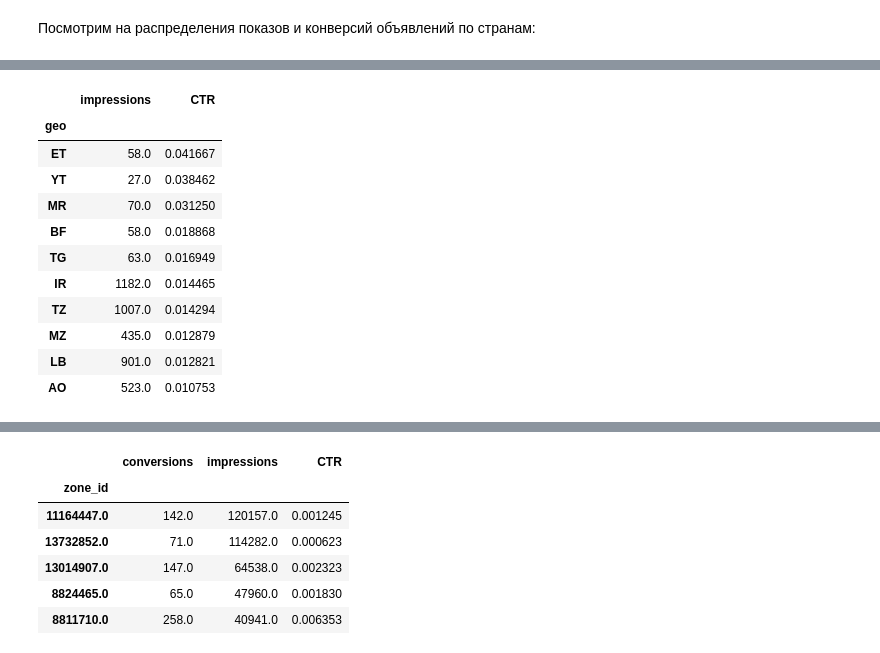
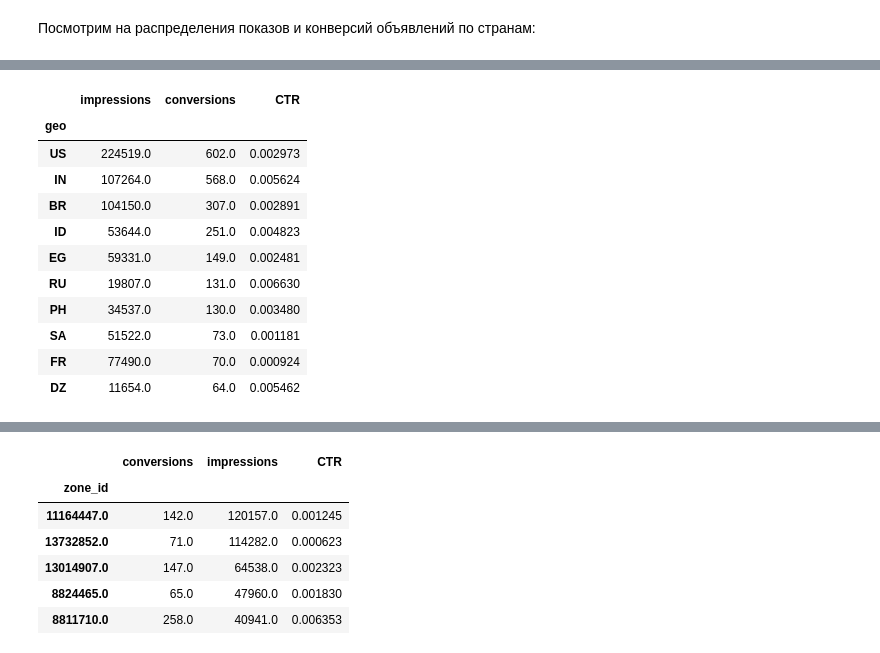
Before and after one commit to dmitrydonchenko/ctr_pred, a Jupyter notebook: estimate_feature_importances.ipynb, the cells around one changed output, grey strips where cells are left out. Cells and saved outputs as stored; diff of their text form; code cells hidden in the pictures.

```diff
--- a/estimate_feature_importances.ipynb
+++ b/estimate_feature_importances.ipynb
@@ -305,21 +305,21 @@ SM         1
 Name: geo, Length: 227, dtype: int64
 # %%
-geo_conversions = source_df.groupby('geo').aggregate({'impressions' : 'sum', 'CTR' : 'mean'}).sort_values(by = 'CTR', ascending = False)
-lang_conversions = source_df.groupby('lang').aggregate({'impressions' : 'sum', 'CTR' : 'mean'}).sort_values(by = 'CTR', ascending = False)
+geo_conversions = source_df.groupby('geo').aggregate({'impressions' : 'sum', 'conversions' : 'sum', 'CTR' : 'mean'}).sort_values(by = 'conversions', ascending = False)
+lang_conversions = source_df.groupby('lang').aggregate({'impressions' : 'sum', 'conversions' : 'sum', 'CTR' : 'mean'}).sort_values(by = 'conversions', ascending = False)
 geo_conversions.head(10)
 # %% [output]
-|  | impressions | CTR |
-| geo |  |  |
-| ET | 58.0 | 0.041667 |
-| YT | 27.0 | 0.038462 |
-| MR | 70.0 | 0.031250 |
-| BF | 58.0 | 0.018868 |
-| TG | 63.0 | 0.016949 |
-| IR | 1182.0 | 0.014465 |
-| TZ | 1007.0 | 0.014294 |
-| MZ | 435.0 | 0.012879 |
-| LB | 901.0 | 0.012821 |
-| AO | 523.0 | 0.010753 |
+|  | impressions | conversions | CTR |
+| geo |  |  |  |
+| US | 224519.0 | 602.0 | 0.002973 |
+| IN | 107264.0 | 568.0 | 0.005624 |
+| BR | 104150.0 | 307.0 | 0.002891 |
+| ID | 53644.0 | 251.0 | 0.004823 |
+| EG | 59331.0 | 149.0 | 0.002481 |
+| RU | 19807.0 | 131.0 | 0.006630 |
+| PH | 34537.0 | 130.0 | 0.003480 |
+| SA | 51522.0 | 73.0 | 0.001181 |
+| FR | 77490.0 | 70.0 | 0.000924 |
+| DZ | 11654.0 | 64.0 | 0.005462 |
 # %%
 lang_conversions.head(10)
 # %% [output]
```
Also changed, not shown: parts of 12 cells of this notebook.
